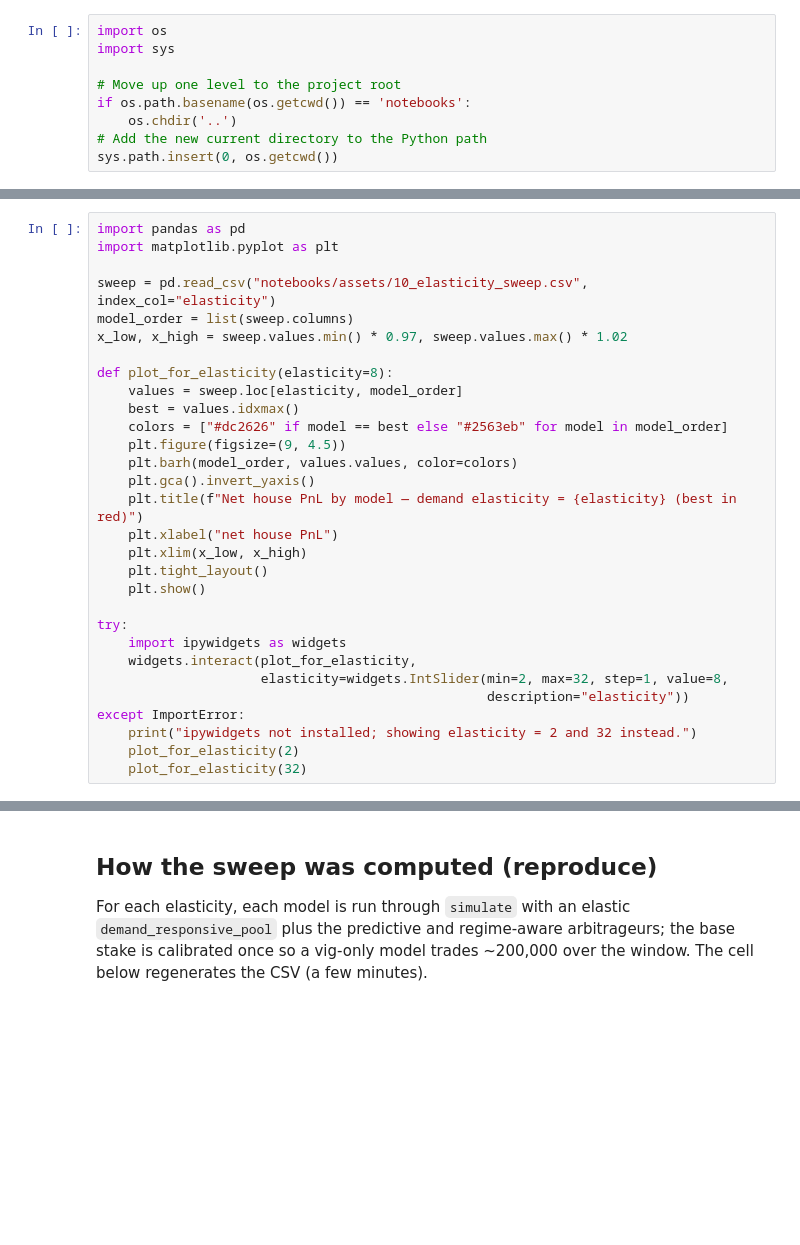
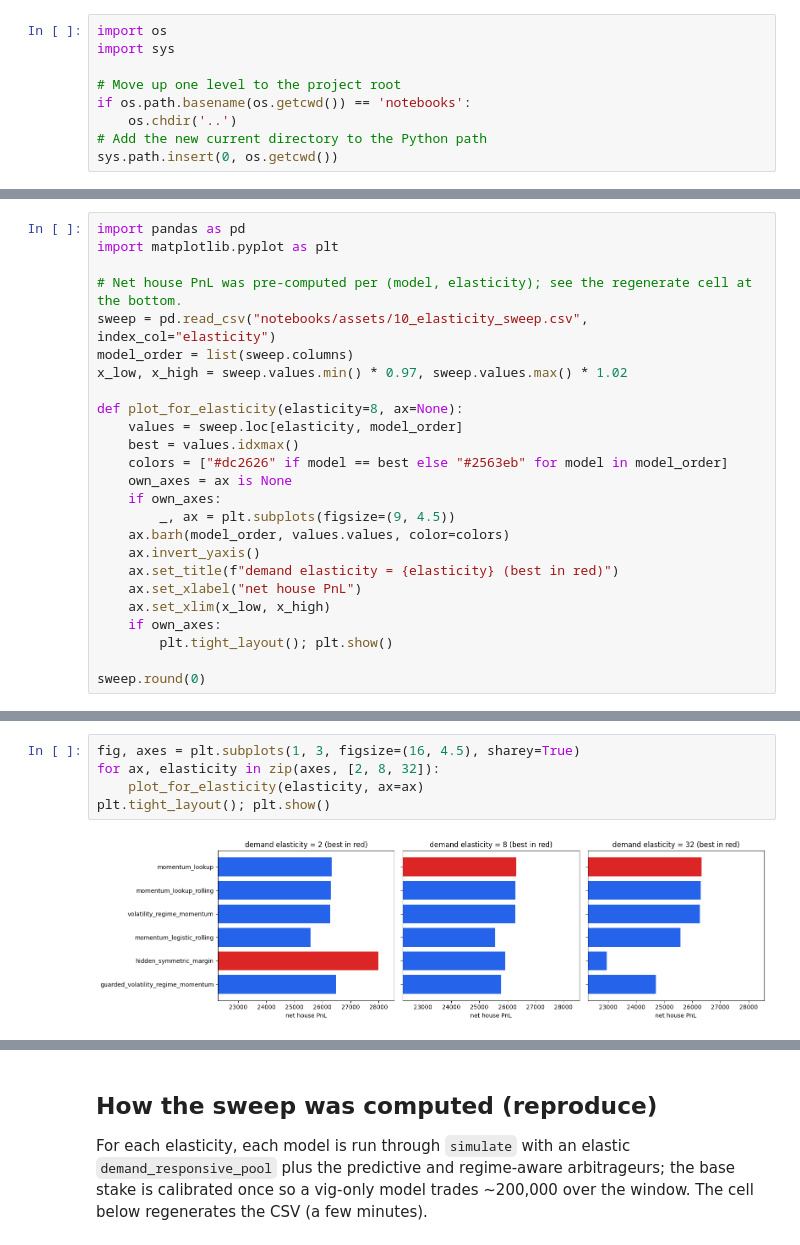
Before and after one commit to tlaumonier-bc/continuous-snap-market, a Jupyter notebook: notebooks/10_pricing_for_profit.ipynb, the cells around one changed output, grey strips where cells are left out. Cells and saved outputs as stored; diff of their text form; blank space fills up the shorter version.

```diff
--- a/notebooks/10_pricing_for_profit.ipynb
+++ b/notebooks/10_pricing_for_profit.ipynb
@@ -39,29 +29,24 @@ elasticity is highlighted in red. Model order and axis are fixed so the bars onl
 import pandas as pd
 import matplotlib.pyplot as plt
 
+# Net house PnL was pre-computed per (model, elasticity); see the regenerate cell at the bottom.
 sweep = pd.read_csv("notebooks/assets/10_elasticity_sweep.csv", index_col="elasticity")
 model_order = list(sweep.columns)
 x_low, x_high = sweep.values.min() * 0.97, sweep.values.max() * 1.02
 
-def plot_for_elasticity(elasticity=8):
+def plot_for_elasticity(elasticity=8, ax=None):
     values = sweep.loc[elasticity, model_order]
     best = values.idxmax()
     colors = ["#dc2626" if model == best else "#2563eb" for model in model_order]
-    plt.figure(figsize=(9, 4.5))
-    plt.barh(model_order, values.values, color=colors)
-    plt.gca().invert_yaxis()
-    plt.title(f"Net house PnL by model — demand elasticity = {elasticity} (best in red)")
-    plt.xlabel("net house PnL")
-    plt.xlim(x_low, x_high)
-    plt.tight_layout()
-    plt.show()
+    own_axes = ax is None
+    if own_axes:
+        _, ax = plt.subplots(figsize=(9, 4.5))
+    ax.barh(model_order, values.values, color=colors)
+    ax.invert_yaxis()
+    ax.set_title(f"demand elasticity = {elasticity} (best in red)")
+    ax.set_xlabel("net house PnL")
+    ax.set_xlim(x_low, x_high)
+    if own_axes:
+        plt.tight_layout(); plt.show()
 
-try:
-    import ipywidgets as widgets
-    widgets.interact(plot_for_elasticity,
-                     elasticity=widgets.IntSlider(min=2, max=32, step=1, value=8,
-                                                  description="elasticity"))
-except ImportError:
-    print("ipywidgets not installed; showing elasticity = 2 and 32 instead.")
-    plot_for_elasticity(2)
-    plot_for_elasticity(32)
+sweep.round(0)
@@ -67,0 +77,7 @@ except ImportError:
+# %%
+fig, axes = plt.subplots(1, 3, figsize=(16, 4.5), sharey=True)
+for ax, elasticity in zip(axes, [2, 8, 32]):
+    plot_for_elasticity(elasticity, ax=ax)
+plt.tight_layout(); plt.show()
+# %% [output]
+[figure, added]
```
Also changed, not shown: parts of 8 cells of this notebook.
